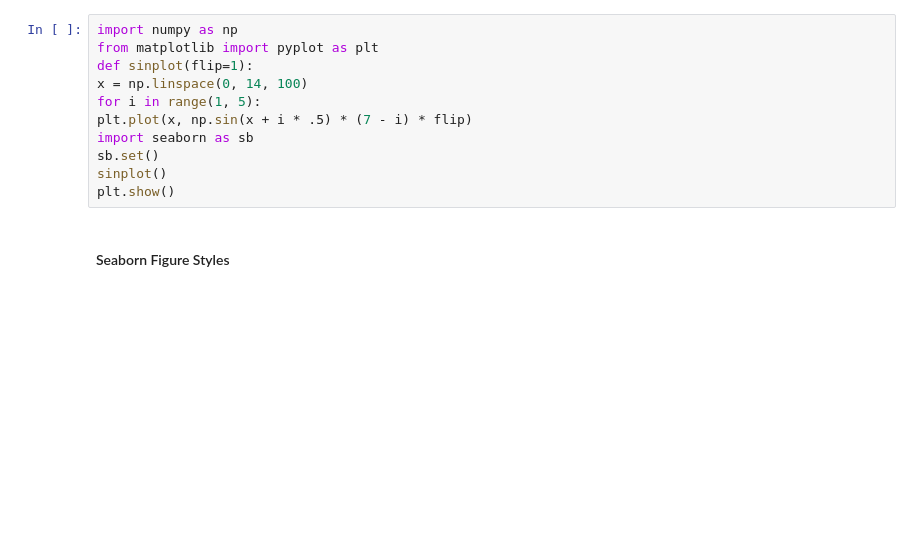
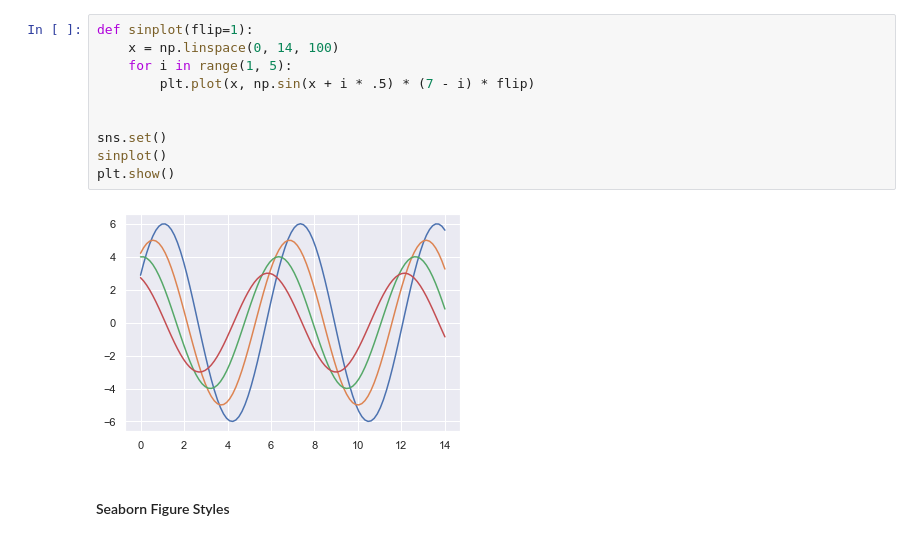
Before and after one commit to caiquemiranda/studies-seaborn, a Jupyter notebook: 03-Figure-aesthetic.ipynb, the cells around one changed output. Drawn from its saved outputs; the diff is of its cells as text; blank space fills up the shorter version.

```diff
--- a/03-Figure-aesthetic.ipynb
+++ b/03-Figure-aesthetic.ipynb
@@ -10,14 +25,15 @@ plt.show()
 # %%
-import numpy as np
-from matplotlib import pyplot as plt
 def sinplot(flip=1):
-x = np.linspace(0, 14, 100)
-for i in range(1, 5):
-plt.plot(x, np.sin(x + i * .5) * (7 - i) * flip)
-import seaborn as sb
-sb.set()
+    x = np.linspace(0, 14, 100)
+    for i in range(1, 5):
+        plt.plot(x, np.sin(x + i * .5) * (7 - i) * flip)
+
+
+sns.set()
 sinplot()
 plt.show()
+# %% [output]
+[figure, added]
 # %% [markdown]
 #### Seaborn Figure Styles
 # %%
```
Also changed, not shown: parts of 11 cells of this notebook, 12 other files.
